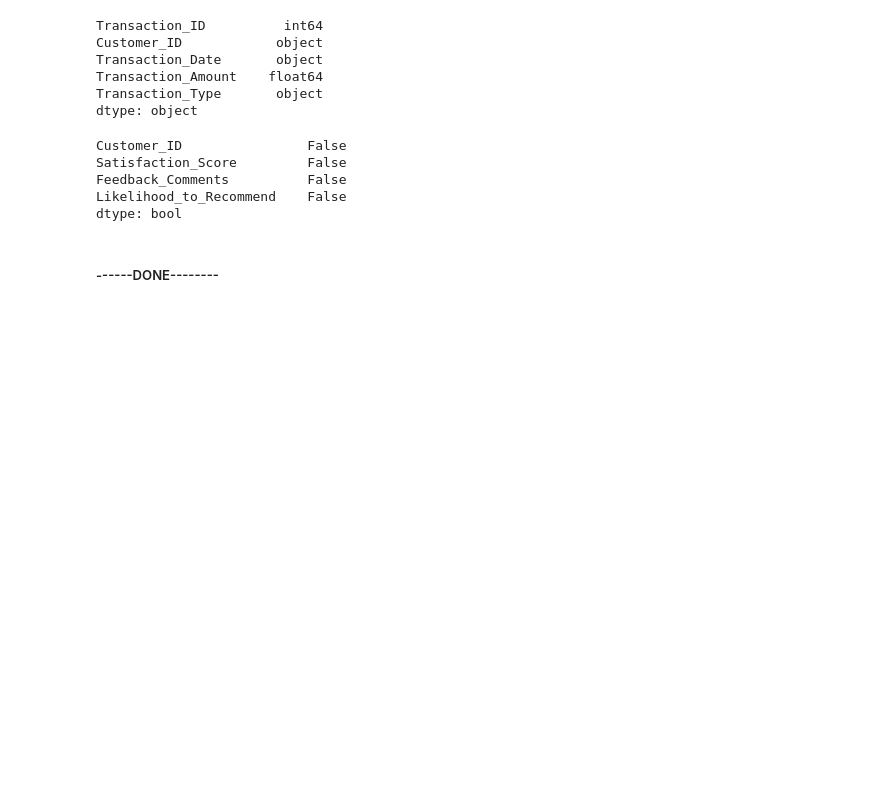
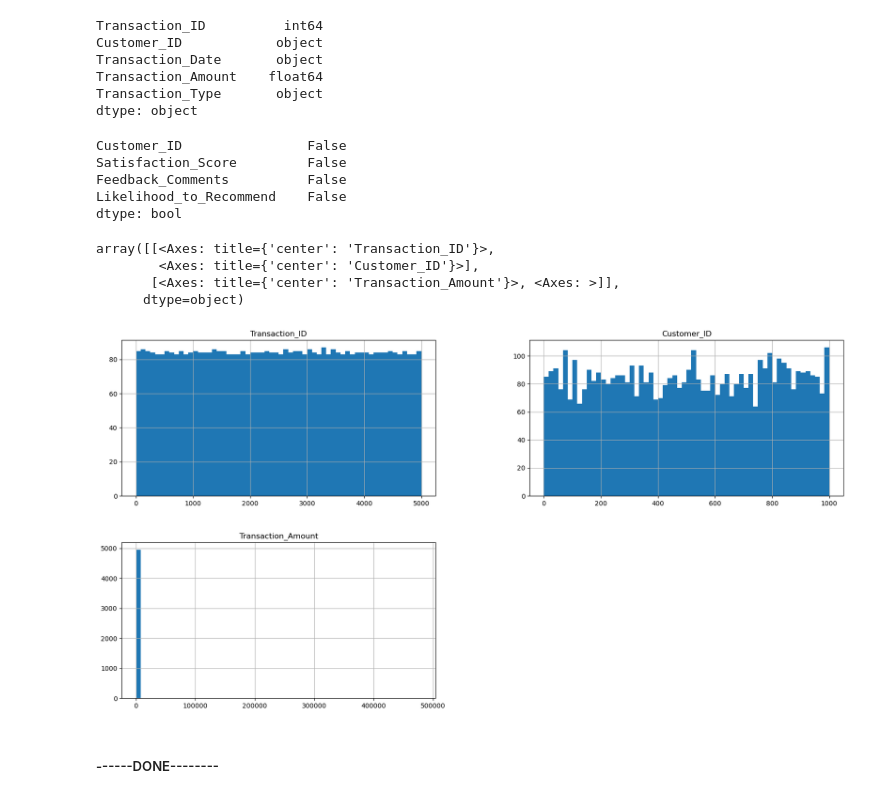
Before and after one commit to itsjemjem/jemCodes_DM, a Jupyter notebook: FinMark_Corp/cleaned_datasets.ipynb, the cells around one changed output. Drawn from its saved outputs; the diff is of its cells as text; code cells hidden in the pictures; blank space fills up the shorter version.

Commit message:
histograms

```diff
--- a/FinMark_Corp/cleaned_datasets.ipynb
+++ b/FinMark_Corp/cleaned_datasets.ipynb
@@ -160,6 +191,15 @@ Satisfaction_Score         False
 Feedback_Comments          False
 Likelihood_to_Recommend    False
 dtype: bool
+# %%
+df = pd.read_csv('Transaction_Data.csv')
+df.hist(bins=60, figsize=(20,10))
+# %% [output]
+array([[<Axes: title={'center': 'Transaction_ID'}>,
+        <Axes: title={'center': 'Customer_ID'}>],
+       [<Axes: title={'center': 'Transaction_Amount'}>, <Axes: >]],
+      dtype=object)
+[figure, added]
 # %% [markdown]
 ##### ------DONE--------
 # %% [markdown]
```
Also changed, not shown: parts of 2 cells of this notebook.
